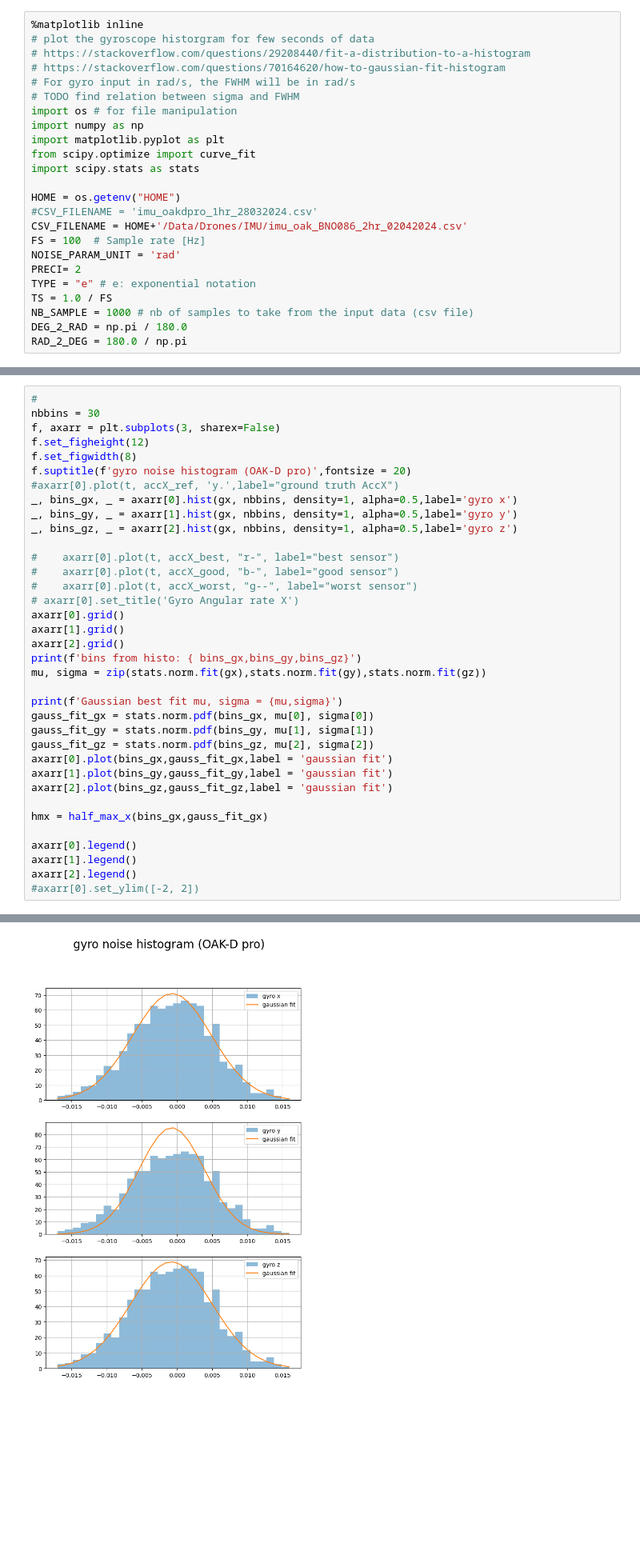
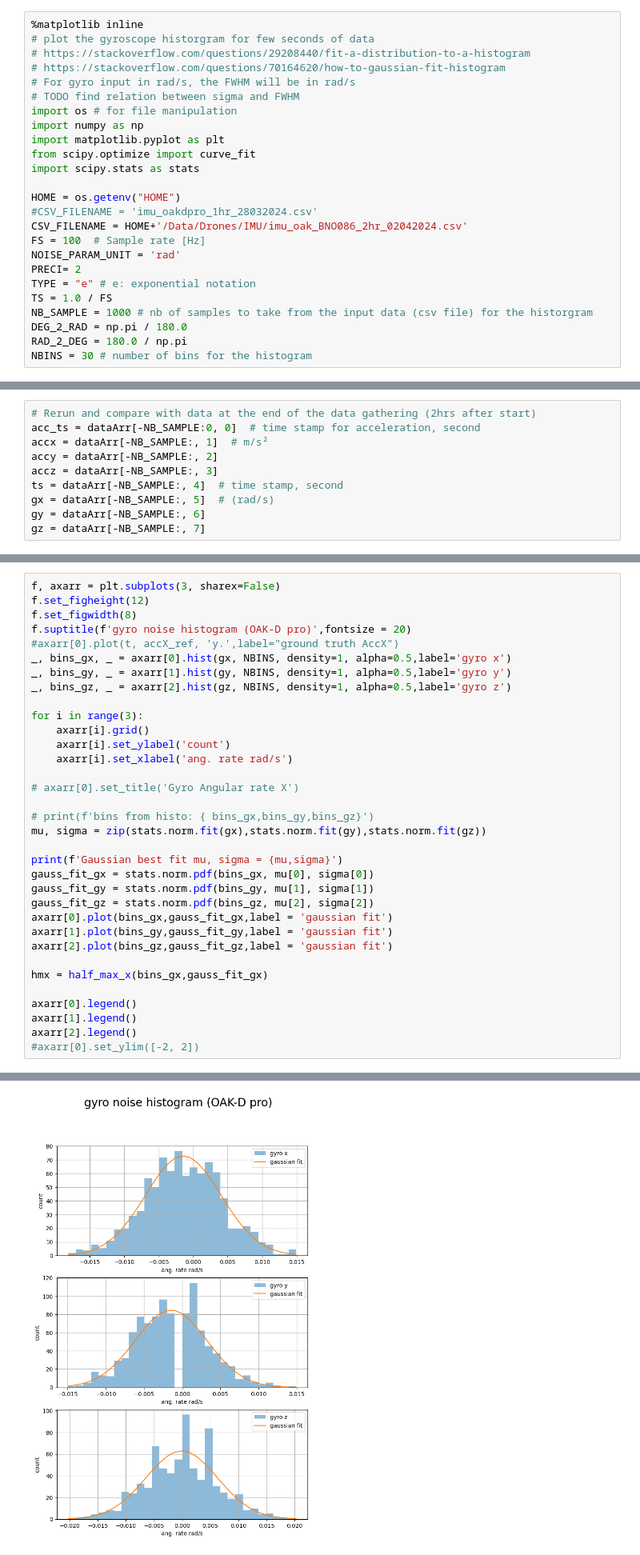
Before and after one commit to diplodocuslongus/depthai2know, a Jupyter notebook: IMU/imu_noise_characterization.ipynb, the cells around one changed output, grey strips where cells are left out. Shown at 80% size. Drawn from its saved outputs; the diff is of its cells as text; blank space fills up the shorter version.

Commit message:
sampling time histo

```diff
--- a/IMU/imu_noise_characterization.ipynb
+++ b/IMU/imu_noise_characterization.ipynb
@@ -27,9 +28,10 @@ NOISE_PARAM_UNIT = 'rad'
 PRECI= 2
 TYPE = "e" # e: exponential notation
 TS = 1.0 / FS
-NB_SAMPLE = 1000 # nb of samples to take from the input data (csv file)
+NB_SAMPLE = 1000 # nb of samples to take from the input data (csv file) for the historgram
 DEG_2_RAD = np.pi / 180.0
 RAD_2_DEG = 180.0 / np.pi
+NBINS = 30 # number of bins for the histogram
 # %% [markdown]
 The angular rate sensor is described by the quantities $N$ (angle random walk), $B$ (bias instability) and $K$ (rate random walk) from the IEEE Std 952. The values prescribed here approximate the properties of a Bosch SMI130 yaw rate sensor.
 # %%
@@ -63,30 +132,38 @@ ts = dataArr[:NB_SAMPLE, 4]  # time stamp, second
 gx = dataArr[:NB_SAMPLE, 5]  # (rad/s)
 gy = dataArr[:NB_SAMPLE, 6]
 gz = dataArr[:NB_SAMPLE, 7]
+# %%
+# Rerun and compare with data at the end of the data gathering (2hrs after start)
+acc_ts = dataArr[-NB_SAMPLE:0, 0]  # time stamp for acceleration, second
+accx = dataArr[-NB_SAMPLE:, 1]  # m/s²
+accy = dataArr[-NB_SAMPLE:, 2]
+accz = dataArr[-NB_SAMPLE:, 3]
+ts = dataArr[-NB_SAMPLE:, 4]  # time stamp, second
+gx = dataArr[-NB_SAMPLE:, 5]  # (rad/s)
+gy = dataArr[-NB_SAMPLE:, 6]
+gz = dataArr[-NB_SAMPLE:, 7]
 # %% [markdown]
 Now create an artifical sensor noise signal $w_{noise}$ from the individual noise sources denoted by $\xi$. The noise is additive and the coefficients $N$, $B$ and $K$ from the IEEE Std 952 enter as follows:
 
 $$w_{noise} = N\xi_{white} + \frac{B}{\sqrt{2\pi}}\xi_{pink} + \frac{K}{2\pi}\xi_{red}$$
 # %%
-#
-nbbins = 30
 f, axarr = plt.subplots(3, sharex=False)
 f.set_figheight(12)
 f.set_figwidth(8)
 f.suptitle(f'gyro noise histogram (OAK-D pro)',fontsize = 20)
 #axarr[0].plot(t, accX_ref, 'y.',label="ground truth AccX")
-_, bins_gx, _ = axarr[0].hist(gx, nbbins, density=1, alpha=0.5,label='gyro x')
-_, bins_gy, _ = axarr[1].hist(gx, nbbins, density=1, alpha=0.5,label='gyro y')
-_, bins_gz, _ = axarr[2].hist(gx, nbbins, density=1, alpha=0.5,label='gyro z')
+_, bins_gx, _ = axarr[0].hist(gx, NBINS, density=1, alpha=0.5,label='gyro x')
+_, bins_gy, _ = axarr[1].hist(gy, NBINS, density=1, alpha=0.5,label='gyro y')
+_, bins_gz, _ = axarr[2].hist(gz, NBINS, density=1, alpha=0.5,label='gyro z')
 
-#    axarr[0].plot(t, accX_best, "r-", label="best sensor")
-#    axarr[0].plot(t, accX_good, "b-", label="good sensor")
-#    axarr[0].plot(t, accX_worst, "g--", label="worst sensor")
+for i in range(3):
+    axarr[i].grid()
+    axarr[i].set_ylabel('count')
+    axarr[i].set_xlabel('ang. rate rad/s')
+
 # axarr[0].set_title('Gyro Angular rate X')
-axarr[0].grid()
-axarr[1].grid()
-axarr[2].grid()
-print(f'bins from histo: { bins_gx,bins_gy,bins_gz}')
+
+# print(f'bins from histo: { bins_gx,bins_gy,bins_gz}')
 mu, sigma = zip(stats.norm.fit(gx),stats.norm.fit(gy),stats.norm.fit(gz))
 
 print(f'Gaussian best fit mu, sigma = {mu,sigma}')
@@ -127,2 +185,2 @@ Gaussian best fit mu, sigma = ((-0.00070628, -0.000758483, -0.000804279), (0.005
 <matplotlib.legend.Legend at 0x...>
-[figure, old version]
+[figure, new version]
```
Also changed, not shown: parts of 11 cells of this notebook, 1 other file.
